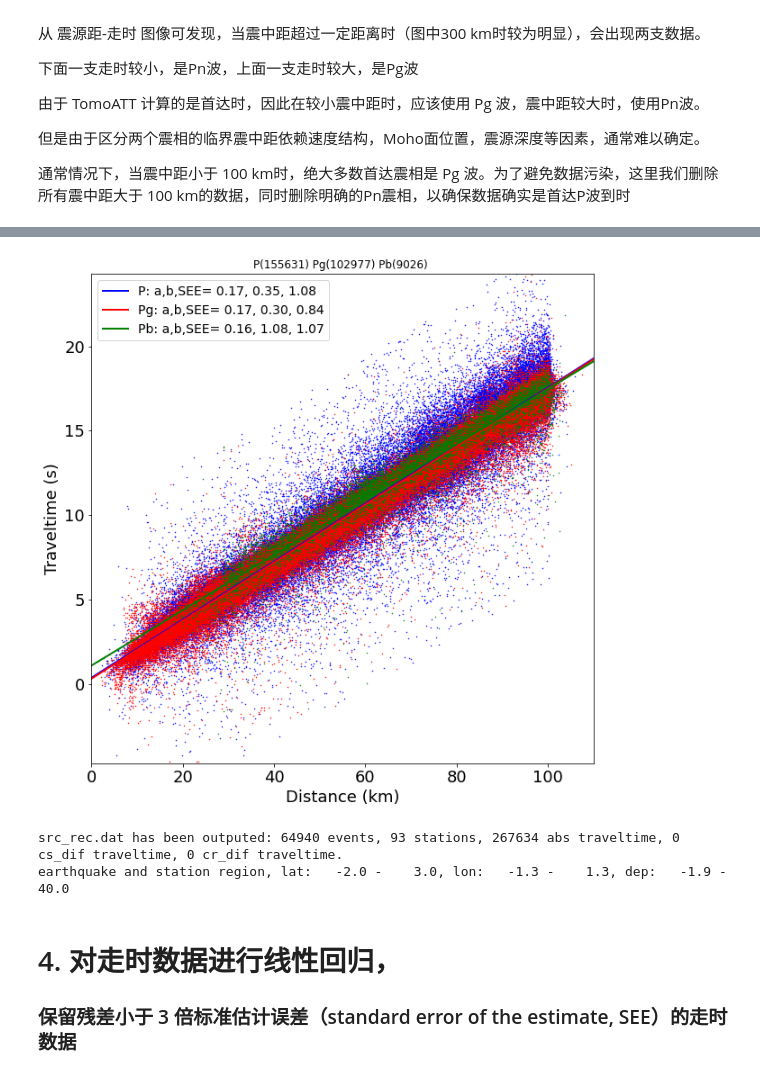
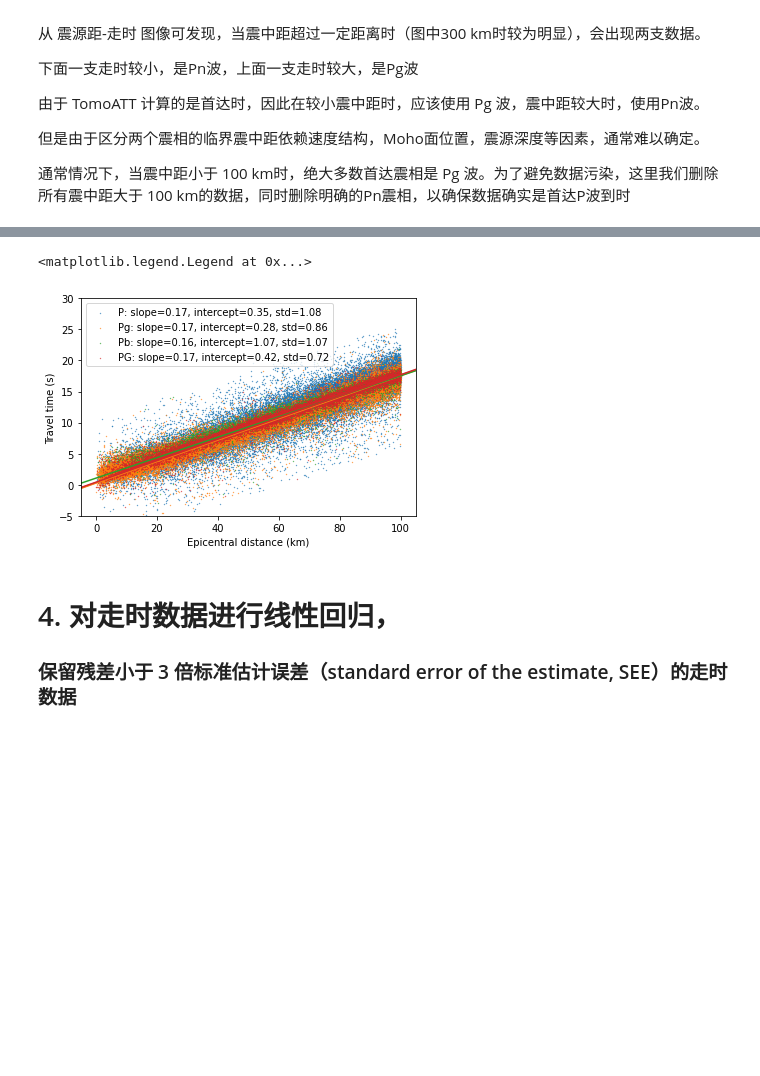
Before and after one commit to JingChen-Thu/TomoATT_examples_for_course2026, a Jupyter notebook: CHS/Step1_Data_Process/DataProc2_keep_reliable_data_by_linear_regression.ipynb, the cells around one changed output, grey strips where cells are left out. Cells and saved outputs as stored; diff of their text form; code cells hidden in the pictures; blank space fills up the shorter version.

```diff
--- a/CHS/Step1_Data_Process/DataProc2_keep_reliable_data_by_linear_regression.ipynb
+++ b/CHS/Step1_Data_Process/DataProc2_keep_reliable_data_by_linear_regression.ipynb
@@ -10,8 +9,8 @@ import functions_for_data as ffd
 # %%
 # 读取数据
 fname = "output_data/step1_src_rec_indom.dat"
-[ev_info_obs, st_info_obs] = ffd.read_src_rec_file(fname)
+sr =pta.SrcRec.read(fname)
 
 # 数据画图（可选） fname = None 可以不保存图片
-ffd.fig_ev_st_distribution_dep(ev_info_obs, st_info_obs, fname = None)
+sr.plot();
 # %% [output]
@@ -84,22 +65,29 @@ print(dis)
 
 通常情况下，当震中距小于 100 km时，绝大多数首达震相是 Pg 波。为了避免数据污染，这里我们删除所有震中距大于 100 km的数据，同时删除明确的Pn震相，以确保数据确实是首达P波到时
 # %%
+sr_phase = sr_outlier.copy()
+
 # 删除震中距在 [epi_dis1, epi_dis2] 范围之内的数据
-epi_dis1 = 100
-epi_dis2 = 1000000
-ev_limit_dis = ffd.limit_epi_dis(ev_remove_outlier, st_info_obs, epi_dis1, epi_dis2)
+epi_range = [0, 100] # 单位是km
+sr_phase.select_by_distance(epi_range, distance="dist_km")
 
 # 在 100 km 以内的震中距范围内，Pn 通常不是首达震相，删除该震相（只保留 P, Pg, Pb震相）
-phase_list = ["P","Pg","Pb"]
-ev_limit_dis_phase = ffd.limit_data_phase(ev_limit_dis,phase_list)
+phase_list = ["P", "Pg", "Pb", "PG"]
+sr_phase.select_by_phase(phase_list)
+# ev_limit_dis_phase = ffd.limit_data_phase(ev_limit_dis,phase_list)
 
 # 数据画图（可选）
-phase_list = ["P","Pg","Pb"]   # 指定震相 以及 绘图颜色
-color_list = ["b","r","g"]
-
-dis_min = 0     # 画图的震源距范围
-dis_max = 110
-
-# 画图（注意：图中有一些点的震源距超过了 100 km，是正常的，因为 震源距 = sqrt(震中距^2 + 深度^2)。）
-ffd.fig_data_plot_phase(ev_limit_dis_phase,st_info_obs,phase_list,color_list,dis_min,dis_max, fname = "figs/step2_data_limit_distance.png")
+fig = plt.figure()
+for i, ph in enumerate(phase_list):
+    sr_pl = sr_phase.copy()
+    sr_pl.select_by_phase([ph])
+    slope, intercept, residual_std = sr_pl.linear_regression(distance="dist_3d_km")
+    color = f"C{i}"
+    sr_pl.plot_travel_time(
+        s=0.1, ylim=(-5, 30), fig=fig, distance="dist_km",
+        color=color, fname="figs/step2_data_limit_distance.png",
+        label=f"{ph}: slope={slope:.2f}, intercept={intercept:.2f}, std={residual_std:.2f}"
+    )
+    fig.axes[0].axline((0, intercept), slope=slope, color=color)
+fig.axes[0].legend()
 # %% [output]
@@ -107,9 +110,5 @@ a is slope, b is intercept, SEE is standard error of estimate
+<matplotlib.legend.Legend at 0x...>
-[figure, old version]
+[figure, new version]
-# %%
-ffd.write_src_rec_file("tmp2.dat",ev_remove_outlier,st_info_obs)
-# %% [output]
-src_rec.dat has been outputed: 64940 events, 93 stations, 267634 abs traveltime, 0 cs_dif traveltime, 0 cr_dif traveltime.
-earthquake and station region, lat:   -2.0 -    3.0, lon:   -1.3 -    1.3, dep:   -1.9 -   40.0
 # %% [markdown]
 # 4. 对走时数据进行线性回归，
 ### 保留残差小于 3 倍标准估计误差（standard error of the estimate, SEE）的走时数据
```
Also changed, not shown: parts of 9 cells of this notebook.
